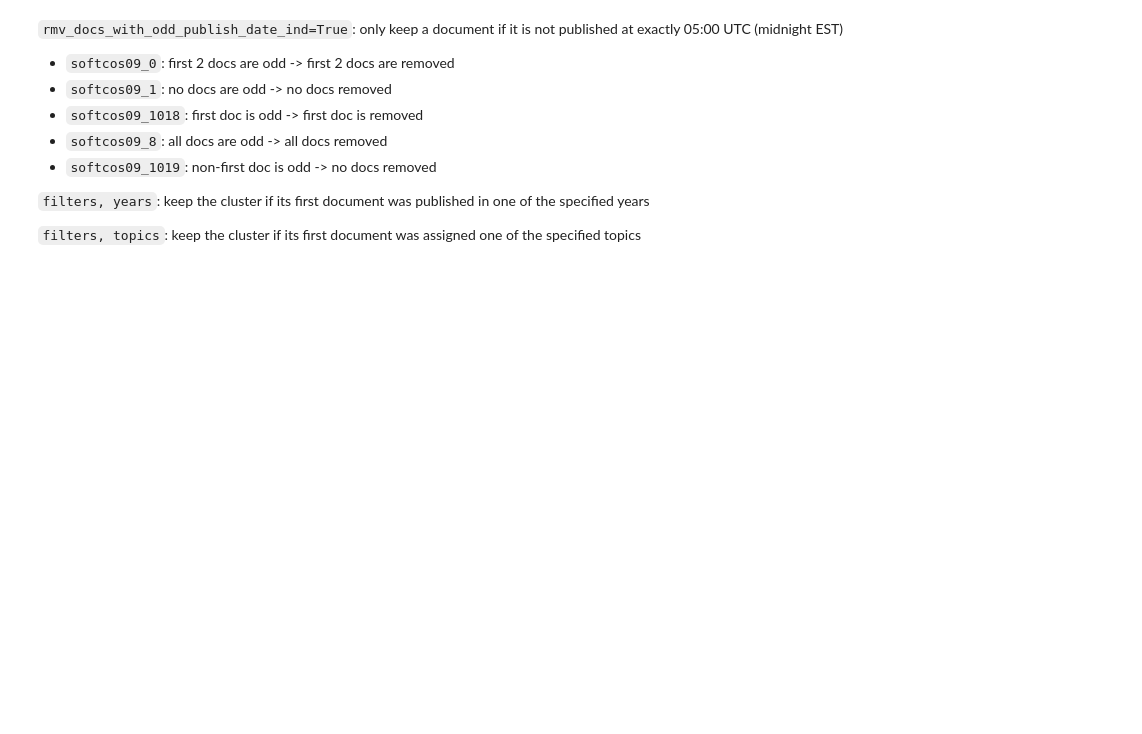
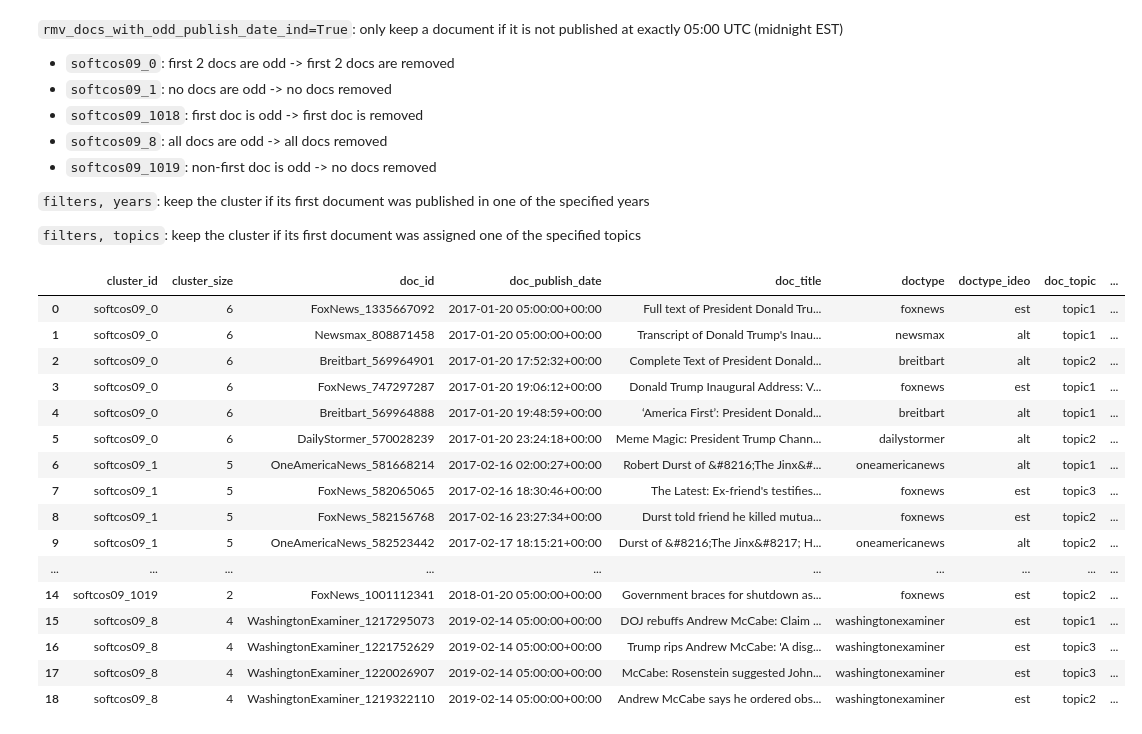
Before and after one commit to wlmwng/us-right-media, a Jupyter notebook: usrightmedia/code/07-newsevents/06-newsevents-dyadic-comparison.ipynb, the cells around one changed output. Saved outputs shown, nothing was run; the diff lists cells and outputs as text; code cells hidden in the pictures; blank space fills up the shorter version.

Commit message:
news event clustering: clean up dyadic comparisons notebook

```diff
--- a/usrightmedia/code/07-newsevents/06-newsevents-dyadic-comparison.ipynb
+++ b/usrightmedia/code/07-newsevents/06-newsevents-dyadic-comparison.ipynb
@@ -495,3 +408,23 @@ df_clusters_dev_filtered = filter_clusters(
 `filters, years`: keep the cluster if its first document was published in one of the specified years
 
 `filters, topics`: keep the cluster if its first document was assigned one of the specified topics
+# %%
+df_clusters_dev
+# %% [output]
+|  | cluster_id | cluster_size | doc_id | doc_publish_date | doc_title | doctype | doctype_ideo | doc_topic | ... |
+| 0 | softcos09_0 | 6 | FoxNews_1335667092 | 2017-01-20 05:00:00+00:00 | Full text of President Donald Tru... | foxnews | est | topic1 | ... |
+| 1 | softcos09_0 | 6 | Newsmax_808871458 | 2017-01-20 05:00:00+00:00 | Transcript of Donald Trump's Inau... | newsmax | alt | topic1 | ... |
+| 2 | softcos09_0 | 6 | Breitbart_569964901 | 2017-01-20 17:52:32+00:00 | Complete Text of President Donald... | breitbart | alt | topic2 | ... |
+| 3 | softcos09_0 | 6 | FoxNews_747297287 | 2017-01-20 19:06:12+00:00 | Donald Trump Inaugural Address: V... | foxnews | est | topic1 | ... |
+| 4 | softcos09_0 | 6 | Breitbart_569964888 | 2017-01-20 19:48:59+00:00 | ‘America First’: President Donald... | breitbart | alt | topic1 | ... |
+| 5 | softcos09_0 | 6 | DailyStormer_570028239 | 2017-01-20 23:24:18+00:00 | Meme Magic: President Trump Chann... | dailystormer | alt | topic2 | ... |
+| 6 | softcos09_1 | 5 | OneAmericaNews_581668214 | 2017-02-16 02:00:27+00:00 | Robert Durst of &#8216;The Jinx&#... | oneamericanews | alt | topic1 | ... |
+| 7 | softcos09_1 | 5 | FoxNews_582065065 | 2017-02-16 18:30:46+00:00 | The Latest: Ex-friend's testifies... | foxnews | est | topic3 | ... |
+| 8 | softcos09_1 | 5 | FoxNews_582156768 | 2017-02-16 23:27:34+00:00 | Durst told friend he killed mutua... | foxnews | est | topic2 | ... |
+| 9 | softcos09_1 | 5 | OneAmericaNews_582523442 | 2017-02-17 18:15:21+00:00 | Durst of &#8216;The Jinx&#8217; H... | oneamericanews | alt | topic2 | ... |
+| ... | ... | ... | ... | ... | ... | ... | ... | ... | ... |
+| 14 | softcos09_1019 | 2 | FoxNews_1001112341 | 2018-01-20 05:00:00+00:00 | Government braces for shutdown as... | foxnews | est | topic2 | ... |
+| 15 | softcos09_8 | 4 | WashingtonExaminer_1217295073 | 2019-02-14 05:00:00+00:00 | DOJ rebuffs Andrew McCabe: Claim ... | washingtonexaminer | est | topic1 | ... |
+| 16 | softcos09_8 | 4 | WashingtonExaminer_1221752629 | 2019-02-14 05:00:00+00:00 | Trump rips Andrew McCabe: 'A disg... | washingtonexaminer | est | topic3 | ... |
+| 17 | softcos09_8 | 4 | WashingtonExaminer_1220026907 | 2019-02-14 05:00:00+00:00 | McCabe: Rosenstein suggested John... | washingtonexaminer | est | topic3 | ... |
+| 18 | softcos09_8 | 4 | WashingtonExaminer_1219322110 | 2019-02-14 05:00:00+00:00 | Andrew McCabe says he ordered obs... | washingtonexaminer | est | topic2 | ... |
```
Also changed, not shown: parts of 16 cells of this notebook.
